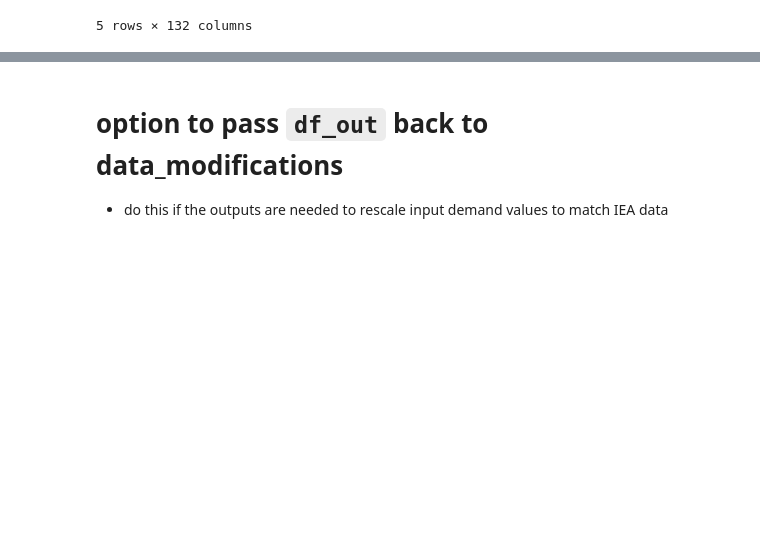
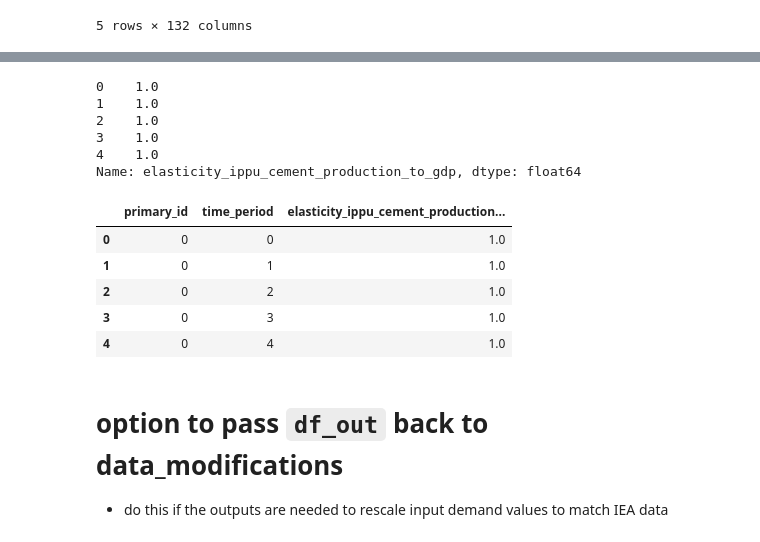
Before and after one commit to JuanRobledo12/sisepuede_region_nbs_tony_ver, a Jupyter notebook: croatia/croatia_manager_wb.ipynb, the cells around one changed output, grey strips where cells are left out. Cells and saved outputs as stored; diff of their text form; code cells hidden in the pictures; blank space fills up the shorter version.

```diff
--- a/croatia/croatia_manager_wb.ipynb
+++ b/croatia/croatia_manager_wb.ipynb
@@ -378,3 +434,21 @@ df_out[[col for col in df_out.columns if 'subsector' in col]].tail()
+# %%
+df_inputs_raw_complete['elasticity_ippu_cement_production_to_gdp'].head()
+# %% [output]
+0    1.0
+1    1.0
+2    1.0
+3    1.0
+4    1.0
+Name: elasticity_ippu_cement_production_to_gdp, dtype: float64
+# %%
+df_in[['primary_id', 'time_period', 'elasticity_ippu_cement_production_to_gdp']].head()
+# %% [output]
+|  | primary_id | time_period | elasticity_ippu_cement_production... |
+| 0 | 0 | 0 | 1.0 |
+| 1 | 0 | 1 | 1.0 |
+| 2 | 0 | 2 | 1.0 |
+| 3 | 0 | 3 | 1.0 |
+| 4 | 0 | 4 | 1.0 |
 # %% [markdown]
 # option to pass `df_out` back to data_modifications
 - do this if the outputs are needed to rescale input demand values to match IEA data
```
Also changed, not shown: parts of 14 cells of this notebook, 10 other files.
